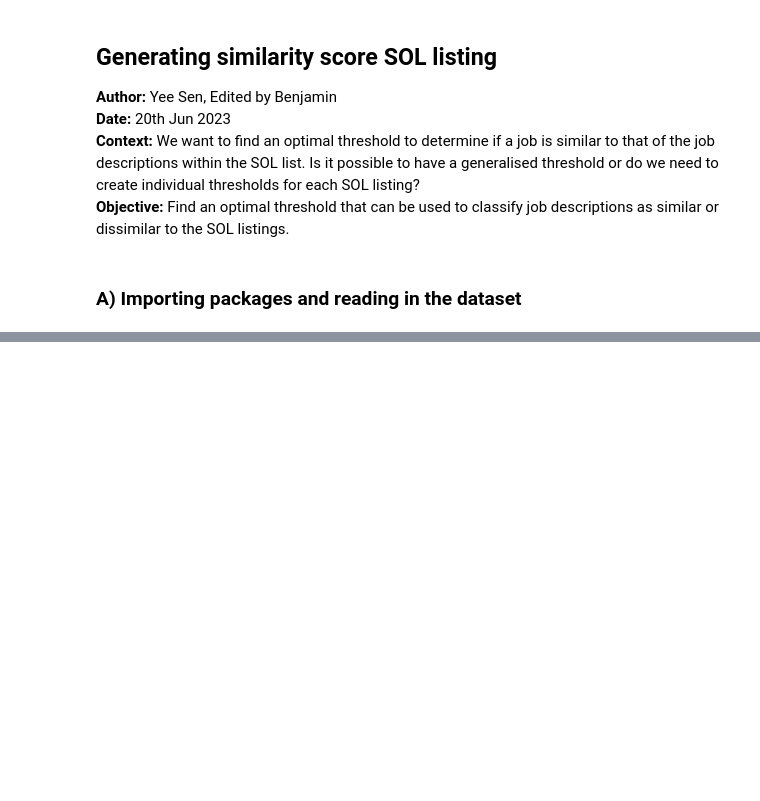
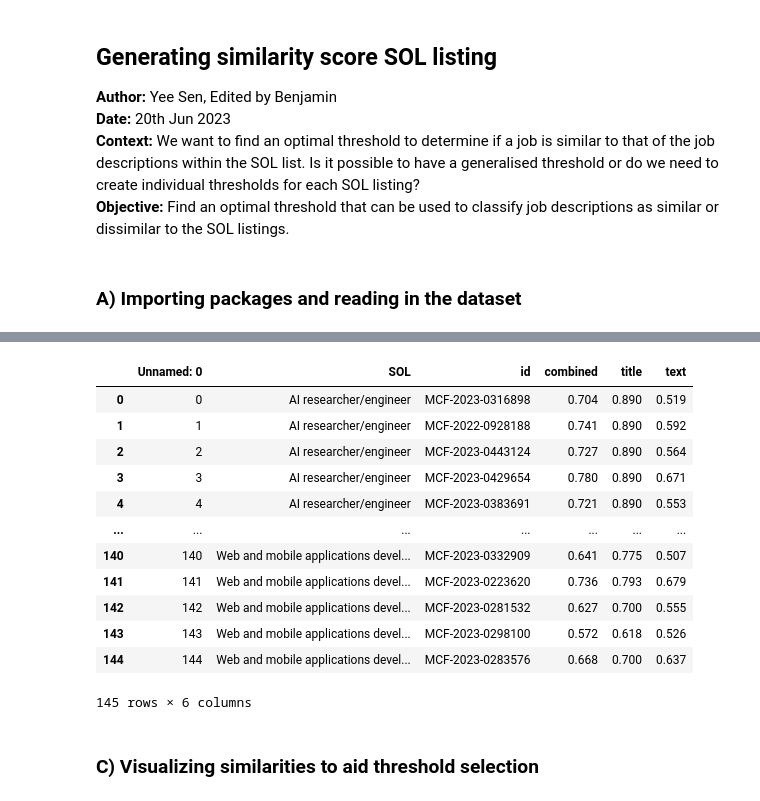
Before and after one commit to Benjamin-Aw-93/ssoc_autocoder, a Jupyter notebook: Notebooks/2023-06-20 - Generating similarity score SOL listing.ipynb, the cells around one changed output, grey strips where cells are left out. Saved outputs shown, nothing was run; the diff lists cells and outputs as text; code cells hidden in the pictures; blank space fills up the shorter version.

Commit message:
Update 2023-06-20 - Generating similarity score SOL listing.ipynb
Edited notebook to include threshold selection

```diff
--- a/Notebooks/2023-06-20 - Generating similarity score SOL listing.ipynb
+++ b/Notebooks/2023-06-20 - Generating similarity score SOL listing.ipynb
@@ -89,0 +123,18 @@ See the caveats in the documentation: https://pandas.pydata.org/pandas-docs/stab
+# %%
+df
+# %% [output]
+|  | Unnamed: 0 | SOL | id | combined | title | text |
+| 0 | 0 | AI researcher/engineer | MCF-2023-0316898 | 0.704 | 0.890 | 0.519 |
+| 1 | 1 | AI researcher/engineer | MCF-2022-0928188 | 0.741 | 0.890 | 0.592 |
+| 2 | 2 | AI researcher/engineer | MCF-2023-0443124 | 0.727 | 0.890 | 0.564 |
+| 3 | 3 | AI researcher/engineer | MCF-2023-0429654 | 0.780 | 0.890 | 0.671 |
+| 4 | 4 | AI researcher/engineer | MCF-2023-0383691 | 0.721 | 0.890 | 0.553 |
+| ... | ... | ... | ... | ... | ... | ... |
+| 140 | 140 | Web and mobile applications devel... | MCF-2023-0332909 | 0.641 | 0.775 | 0.507 |
+| 141 | 141 | Web and mobile applications devel... | MCF-2023-0223620 | 0.736 | 0.793 | 0.679 |
+| 142 | 142 | Web and mobile applications devel... | MCF-2023-0281532 | 0.627 | 0.700 | 0.555 |
+| 143 | 143 | Web and mobile applications devel... | MCF-2023-0298100 | 0.572 | 0.618 | 0.526 |
+| 144 | 144 | Web and mobile applications devel... | MCF-2023-0283576 | 0.668 | 0.700 | 0.637 |
+145 rows × 6 columns
+# %% [markdown]
+### C) Visualizing similarities to aid threshold selection
```
Also changed, not shown: parts of 30 cells of this notebook.
